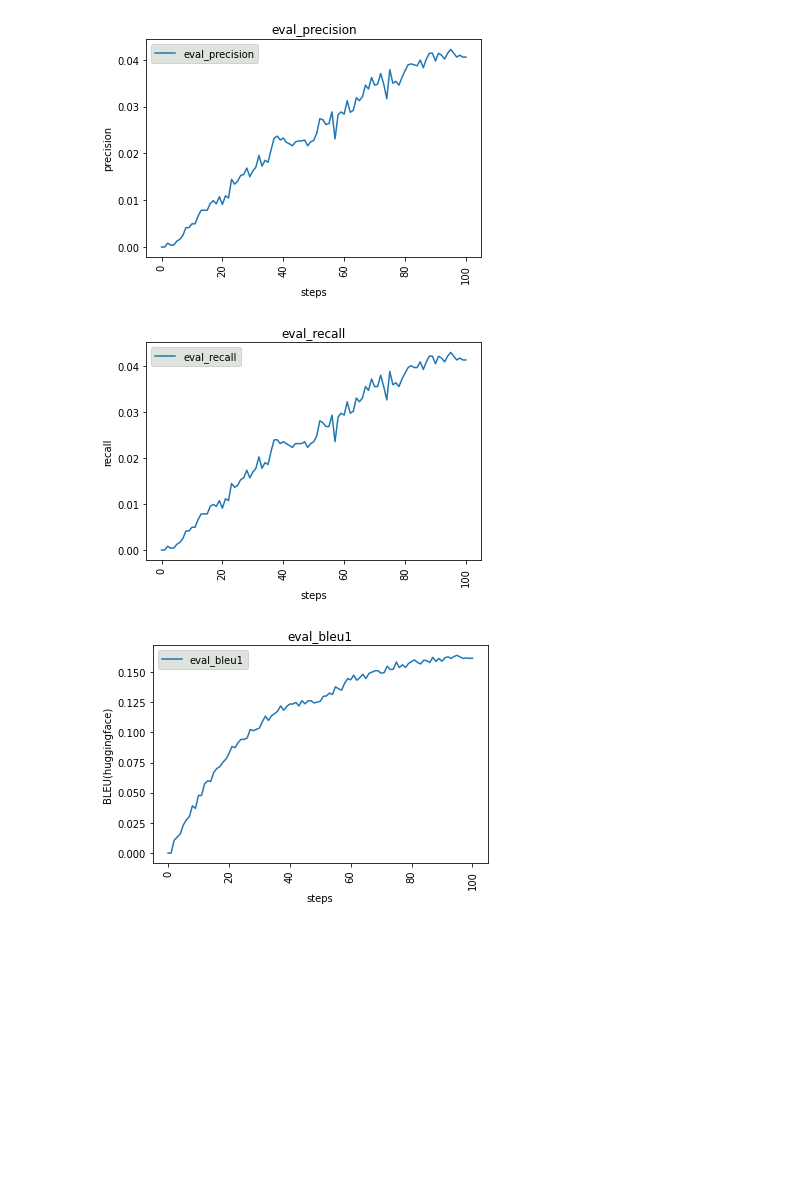
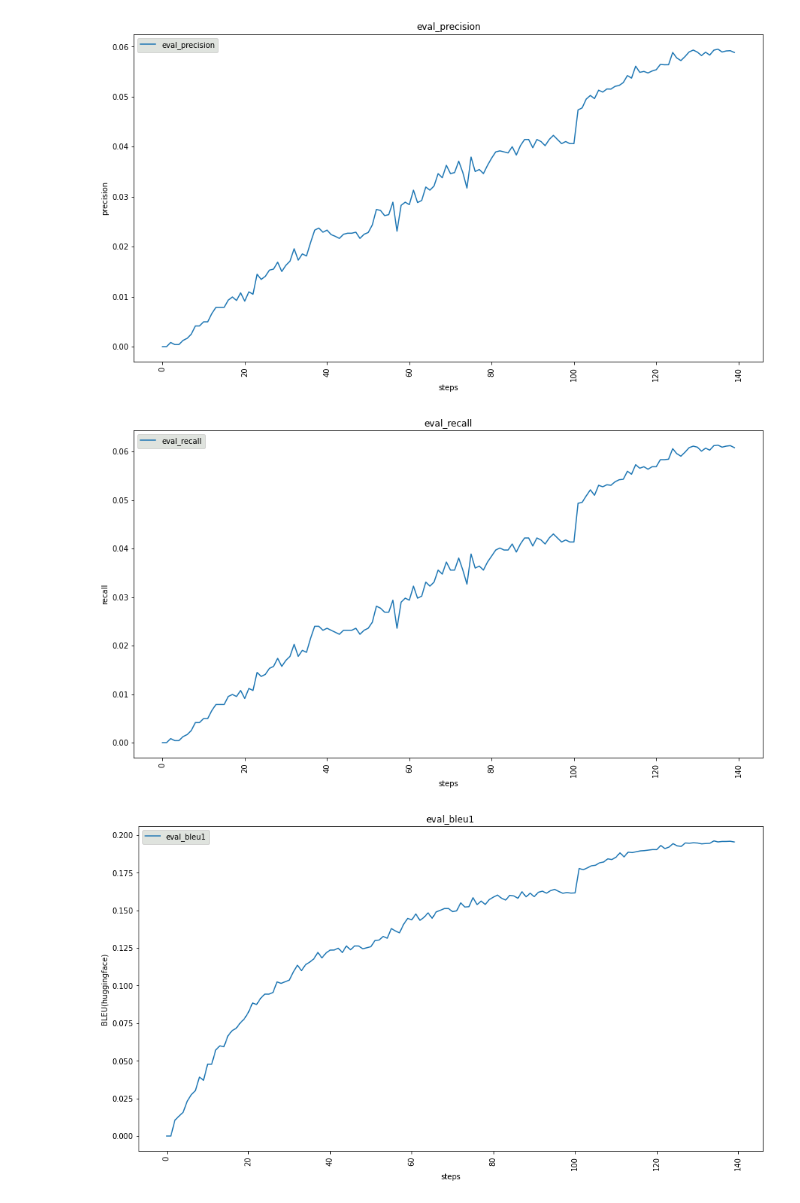
Before and after one commit to jerome-p/languageTranslationProject, a Jupyter notebook: visualisations.ipynb, the cells around one changed output. Cells and saved outputs as stored; diff of their text form; code cells hidden in the pictures; blank space fills up the shorter version.

Commit message:
Visualisations and comments

```diff
--- a/visualisations.ipynb
+++ b/visualisations.ipynb
@@ -2,21 +2,22 @@
 import matplotlib.pyplot as plt
 import numpy as np
 import pandas as pd
+# %%
+folder_name = "logs_csv/t5_new"
 # %%
-eval_prec = pd.read_csv("logs_csv/t5_100epochs/eval_precision.csv")
-eval_bleu1 = pd.read_csv("logs_csv/t5_100epochs/eval_bleu1.csv")
-eval_bleu2 = pd.read_csv("logs_csv/t5_100epochs/eval_bleu2.csv")
-eval_f1 = pd.read_csv("logs_csv/t5_100epochs/eval_f1.csv")
-eval_recall = pd.read_csv("logs_csv/t5_100epochs/eval_recall.csv")
-eval_acc = pd.read_csv("logs_csv/t5_100epochs/eval_accuracy.csv")
-t5_train_loss = pd.read_csv("logs_csv/t5_100epochs/train_loss.csv")
-eval_loss = pd.read_csv("logs_csv/t5_100epochs/eval_loss.csv")
-
+eval_prec = pd.read_csv(folder_name+"/eval_precision.csv")
+eval_bleu1 = pd.read_csv(folder_name+"/eval_bleu1.csv")
+eval_bleu2 = pd.read_csv(folder_name+"/eval_bleu2.csv")
+eval_f1 = pd.read_csv(folder_name+"/eval_f1.csv")
+eval_recall = pd.read_csv(folder_name+"/eval_recall.csv")
+eval_acc = pd.read_csv(folder_name+"/eval_accuracy.csv")
+t5_train_loss = pd.read_csv(folder_name+"/train_loss.csv")
+eval_loss = pd.read_csv(folder_name+"/eval_loss.csv")
 # metrics = [eval_prec,eval_bleu1,eval_bleu2,eval_f1,eval_recall,eval_acc,t5_train_loss,eval_loss]
 # eval_prec, eval_loss
 # %%
 
-def create_line_plot(data,xlabel="", ylabel="", title=''):
+def create_line_plot(data,xlabel="", ylabel="", title='',model_name=''):
     """
     data: DataFrame
     xlabel: str
@@ -24,7 +25,7 @@ def create_line_plot(data,xlabel="", ylabel="", title=''):
     title: str
     Returns None
     """
-    plt.figure()
+    plt.figure(figsize=[15,8])
     plt.plot(data, label=title)
 
     # Labelling
@@ -33,6 +34,7 @@ def create_line_plot(data,xlabel="", ylabel="", title=''):
     plt.ylabel(ylabel)
     plt.title(title)
     plt.legend(facecolor='xkcd:light grey')
+    plt.savefig('graphs2/'+model_name+'_'+title+'_graph.png', bbox_inches='tight', dpi=300)
     plt.show()
 
     return
@@ -40,15 +42,16 @@ def create_line_plot(data,xlabel="", ylabel="", title=''):
 # for metric in metrics:
 #     create_line_plot(metric['Value'])
 # %%
-create_line_plot(eval_prec['Value'], 'steps', 'precision','eval_precision')
+model_name = 't5'
+create_line_plot(data=eval_prec['Value'], xlabel='steps', ylabel='precision',title='eval_precision',model_name=model_name)
 # %% [output]
-[figure, old version]
+[figure, new version]
 # %%
-create_line_plot(eval_recall['Value'], 'steps', 'recall','eval_recall')
+create_line_plot(eval_recall['Value'], 'steps', 'recall','eval_recall',model_name)
 # %% [output]
-[figure, old version]
+[figure, new version]
 # %%
-create_line_plot(eval_bleu1['Value'], 'steps', 'BLEU(huggingface)','eval_bleu1')
+create_line_plot(eval_bleu1['Value'], 'steps', 'BLEU(huggingface)','eval_bleu1',model_name)
 # %% [output]
-[figure, old version]
+[figure, new version]
 # %%
```
Also changed, not shown: parts of 11 cells of this notebook, 36 other files.
